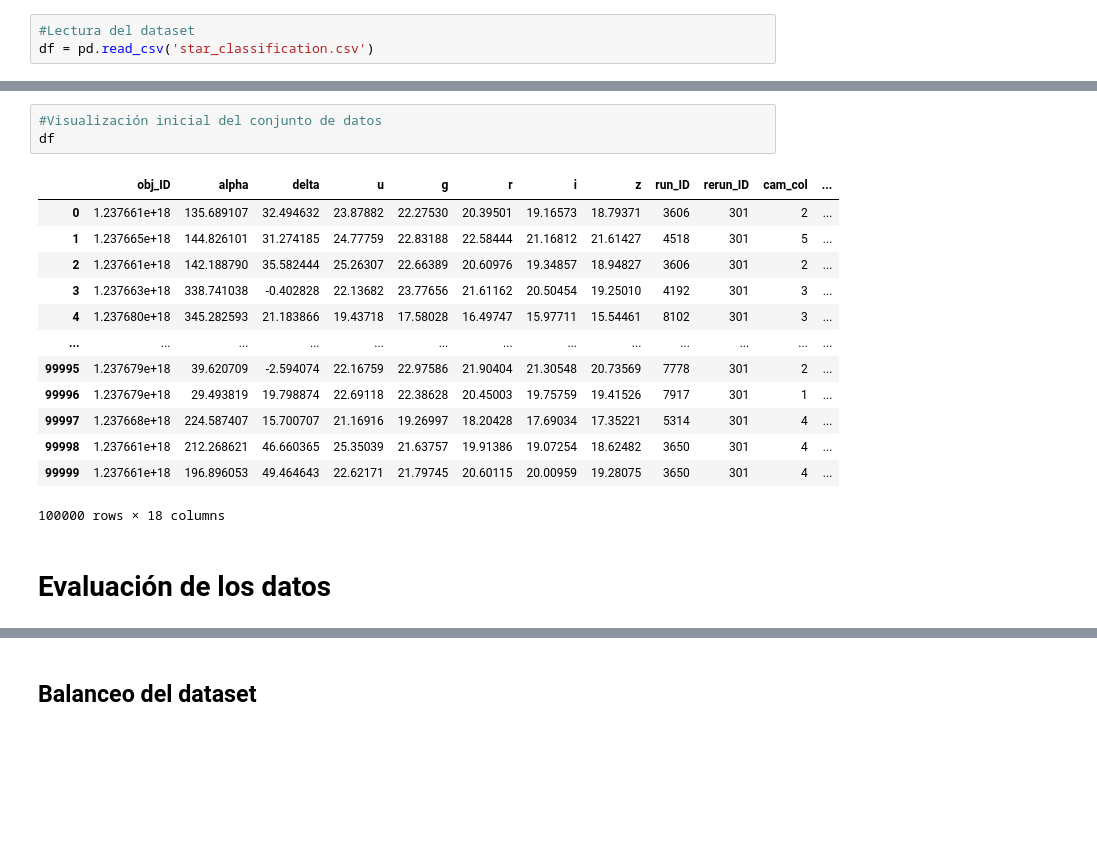
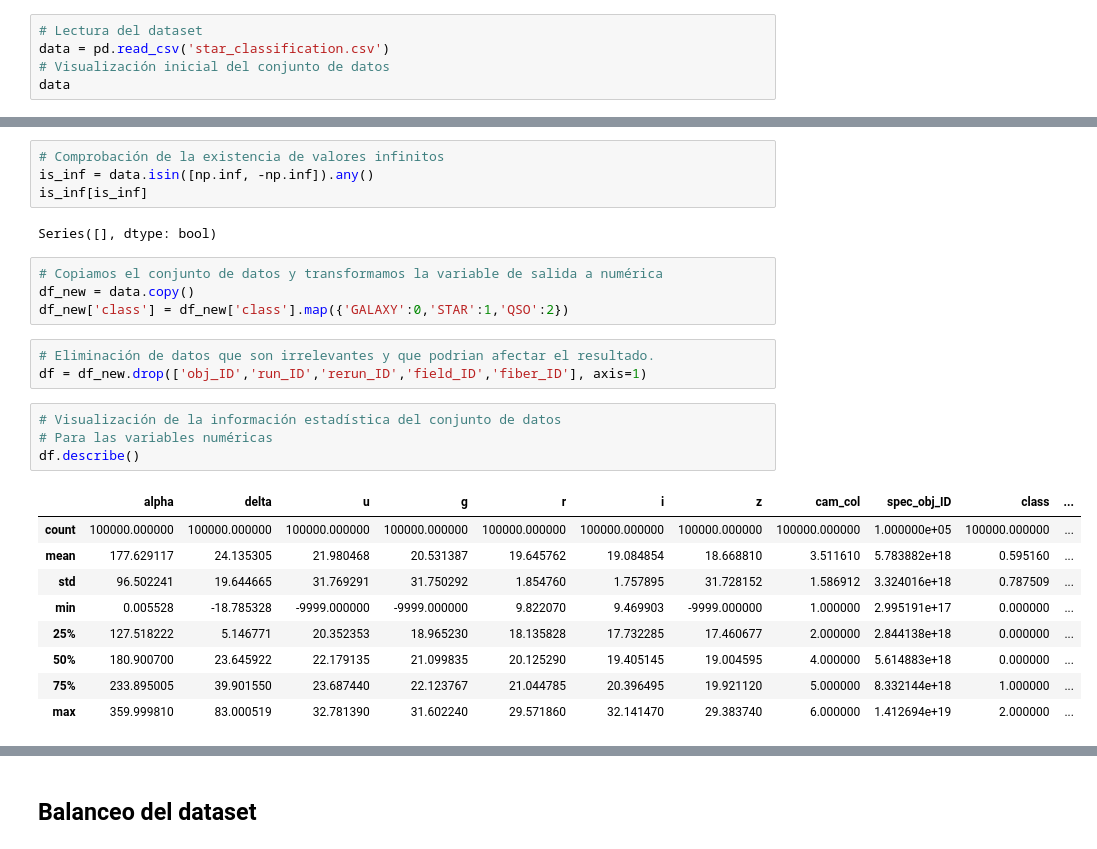
Before and after one commit to Lizzy-Mejia/Stellar_Prediction, a Jupyter notebook: Stellar_Prediction.ipynb, the cells around one changed output, grey strips where cells are left out. Cells and saved outputs as stored; diff of their text form; blank space fills up the shorter version.

```diff
--- a/Stellar_Prediction.ipynb
+++ b/Stellar_Prediction.ipynb
@@ -9,3 +46,5 @@ from sklearn.pipeline import Pipeline
 # %%
-#Lectura del dataset
-df = pd.read_csv('star_classification.csv')
+# Lectura del dataset
+data = pd.read_csv('star_classification.csv')
+# Visualización inicial del conjunto de datos
+data
@@ -12,19 +124,27 @@ df = pd.read_csv('star_classification.csv')
+# %%
+# Comprobación de la existencia de valores infinitos
+is_inf = data.isin([np.inf, -np.inf]).any()
+is_inf[is_inf]
+# %% [output]
+Series([], dtype: bool)
+# %%
+# Copiamos el conjunto de datos y transformamos la variable de salida a numérica
+df_new = data.copy()
+df_new['class'] = df_new['class'].map({'GALAXY':0,'STAR':1,'QSO':2})
+# %%
+# Eliminación de datos que son irrelevantes y que podrian afectar el resultado.
+df = df_new.drop(['obj_ID','run_ID','rerun_ID','field_ID','fiber_ID'], axis=1)
 # %%
-#Visualización inicial del conjunto de datos
-df
+# Visualización de la información estadística del conjunto de datos
+# Para las variables numéricas
+df.describe()
 # %% [output]
-|  | obj_ID | alpha | delta | u | g | r | i | z | run_ID | rerun_ID | cam_col | ... |
-| 0 | 1.237661e+18 | 135.689107 | 32.494632 | 23.87882 | 22.27530 | 20.39501 | 19.16573 | 18.79371 | 3606 | 301 | 2 | ... |
-| 1 | 1.237665e+18 | 144.826101 | 31.274185 | 24.77759 | 22.83188 | 22.58444 | 21.16812 | 21.61427 | 4518 | 301 | 5 | ... |
-| 2 | 1.237661e+18 | 142.188790 | 35.582444 | 25.26307 | 22.66389 | 20.60976 | 19.34857 | 18.94827 | 3606 | 301 | 2 | ... |
-| 3 | 1.237663e+18 | 338.741038 | -0.402828 | 22.13682 | 23.77656 | 21.61162 | 20.50454 | 19.25010 | 4192 | 301 | 3 | ... |
-| 4 | 1.237680e+18 | 345.282593 | 21.183866 | 19.43718 | 17.58028 | 16.49747 | 15.97711 | 15.54461 | 8102 | 301 | 3 | ... |
-| ... | ... | ... | ... | ... | ... | ... | ... | ... | ... | ... | ... | ... |
-| 99995 | 1.237679e+18 | 39.620709 | -2.594074 | 22.16759 | 22.97586 | 21.90404 | 21.30548 | 20.73569 | 7778 | 301 | 2 | ... |
-| 99996 | 1.237679e+18 | 29.493819 | 19.798874 | 22.69118 | 22.38628 | 20.45003 | 19.75759 | 19.41526 | 7917 | 301 | 1 | ... |
-| 99997 | 1.237668e+18 | 224.587407 | 15.700707 | 21.16916 | 19.26997 | 18.20428 | 17.69034 | 17.35221 | 5314 | 301 | 4 | ... |
-| 99998 | 1.237661e+18 | 212.268621 | 46.660365 | 25.35039 | 21.63757 | 19.91386 | 19.07254 | 18.62482 | 3650 | 301 | 4 | ... |
-| 99999 | 1.237661e+18 | 196.896053 | 49.464643 | 22.62171 | 21.79745 | 20.60115 | 20.00959 | 19.28075 | 3650 | 301 | 4 | ... |
+|  | alpha | delta | u | g | r | i | z | cam_col | spec_obj_ID | class | ... |
+| count | 100000.000000 | 100000.000000 | 100000.000000 | 100000.000000 | 100000.000000 | 100000.000000 | 100000.000000 | 100000.000000 | 1.000000e+05 | 100000.000000 | ... |
+| mean | 177.629117 | 24.135305 | 21.980468 | 20.531387 | 19.645762 | 19.084854 | 18.668810 | 3.511610 | 5.783882e+18 | 0.595160 | ... |
+| std | 96.502241 | 19.644665 | 31.769291 | 31.750292 | 1.854760 | 1.757895 | 31.728152 | 1.586912 | 3.324016e+18 | 0.787509 | ... |
+| min | 0.005528 | -18.785328 | -9999.000000 | -9999.000000 | 9.822070 | 9.469903 | -9999.000000 | 1.000000 | 2.995191e+17 | 0.000000 | ... |
+| 25% | 127.518222 | 5.146771 | 20.352353 | 18.965230 | 18.135828 | 17.732285 | 17.460677 | 2.000000 | 2.844138e+18 | 0.000000 | ... |
+| 50% | 180.900700 | 23.645922 | 22.179135 | 21.099835 | 20.125290 | 19.405145 | 19.004595 | 4.000000 | 5.614883e+18 | 0.000000 | ... |
+| 75% | 233.895005 | 39.901550 | 23.687440 | 22.123767 | 21.044785 | 20.396495 | 19.921120 | 5.000000 | 8.332144e+18 | 1.000000 | ... |
+| max | 359.999810 | 83.000519 | 32.781390 | 31.602240 | 29.571860 | 32.141470 | 29.383740 | 6.000000 | 1.412694e+19 | 2.000000 | ... |
-100000 rows × 18 columns
-# %% [markdown]
-# Evaluación de los datos
```
Also changed, not shown: parts of 116 cells of this notebook.
